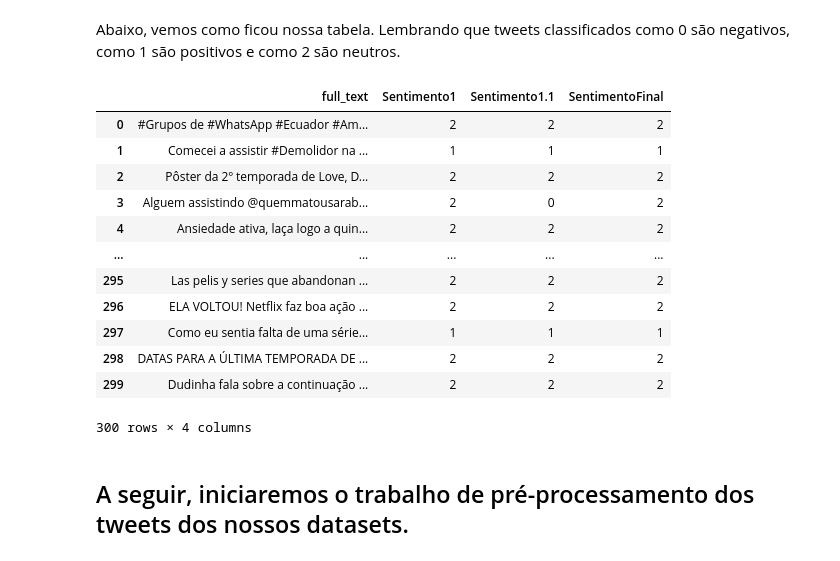
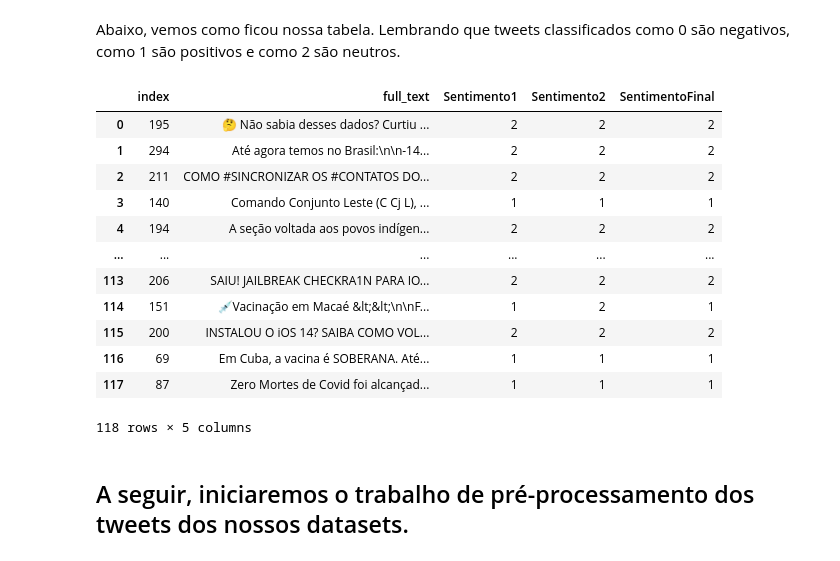
Before and after one commit to gustavohd18/TCC-analise-sentimentos, a Jupyter notebook: Integradora4.ipynb, the cells around one changed output. Cells and saved outputs as stored; diff of their text form; code cells hidden in the pictures.

```diff
--- a/Integradora4.ipynb
+++ b/Integradora4.ipynb
@@ -150,27 +211,28 @@ dfTweets.to_excel("/Users/gustavoduarte/Desktop/TCC-analise-sentimentos-main/Twe
 ### Tendo feita a anotação manual dos tweets, que no caso desse trabalho foi feito por 3 pessoas, adicionamos a tabela excel em uma variavel chamada tweets.
 # %%
 #12
-tweets= pd.read_excel('/Users/gustavoduarte/Desktop/TCC-analise-sentimentos-main/TabelaNetflix.xlsx', index_col=0,  engine='openpyxl')
+tweets= pd.read_excel('/Users/gustavoduarte/Desktop/TCC-analise-sentimentos-main/TabelaCovidTesteBinBalanceado.xlsx', index_col=0,  engine='openpyxl')
 # %% [markdown]
 Abaixo, vemos como ficou nossa tabela.
 Lembrando que tweets classificados como 0 são negativos, como 1 são positivos e como 2 são neutros.
 # %%
 #13
+tweets = tweets.reset_index()
 tweets
 # %% [output]
-|  | full_text | Sentimento1 | Sentimento1.1 | SentimentoFinal |
-| 0 | #Grupos de #WhatsApp #Ecuador #Am... | 2 | 2 | 2 |
-| 1 | Comecei a assistir #Demolidor na ... | 1 | 1 | 1 |
-| 2 | Pôster da 2º temporada de Love, D... | 2 | 2 | 2 |
-| 3 | Alguem assistindo @quemmatousarab... | 2 | 0 | 2 |
-| 4 | Ansiedade ativa, laça logo a quin... | 2 | 2 | 2 |
-| ... | ... | ... | ... | ... |
-| 295 | Las pelis y series que abandonan ... | 2 | 2 | 2 |
-| 296 | ELA VOLTOU! Netflix faz boa ação ... | 2 | 2 | 2 |
-| 297 | Como eu sentia falta de uma série... | 1 | 1 | 1 |
-| 298 | DATAS PARA A ÚLTIMA TEMPORADA DE ... | 2 | 2 | 2 |
-| 299 | Dudinha fala sobre a continuação ... | 2 | 2 | 2 |
+|  | index | full_text | Sentimento1 | Sentimento2 | SentimentoFinal |
+| 0 | 195 | 🤔 Não sabia desses dados? Curtiu ... | 2 | 2 | 2 |
+| 1 | 294 | Até agora temos no Brasil:\n\n-14... | 2 | 2 | 2 |
+| 2 | 211 | COMO #SINCRONIZAR OS #CONTATOS DO... | 2 | 2 | 2 |
+| 3 | 140 | Comando Conjunto Leste (C Cj L), ... | 1 | 1 | 1 |
+| 4 | 194 | A seção voltada aos povos indígen... | 2 | 2 | 2 |
+| ... | ... | ... | ... | ... | ... |
+| 113 | 206 | SAIU! JAILBREAK CHECKRA1N PARA IO... | 2 | 2 | 2 |
+| 114 | 151 | 💉Vacinação em Macaé &lt;&lt;\n\nF... | 1 | 2 | 1 |
+| 115 | 200 | INSTALOU O iOS 14? SAIBA COMO VOL... | 2 | 2 | 2 |
+| 116 | 69 | Em Cuba, a vacina é SOBERANA. Até... | 1 | 1 | 1 |
+| 117 | 87 | Zero Mortes de Covid foi alcançad... | 1 | 1 | 1 |
-300 rows × 4 columns
+118 rows × 5 columns
 # %% [markdown]
 ## A seguir, iniciaremos o trabalho de pré-processamento dos tweets dos nossos datasets.
 # %% [markdown]
```
Also changed, not shown: parts of 70 cells of this notebook.
